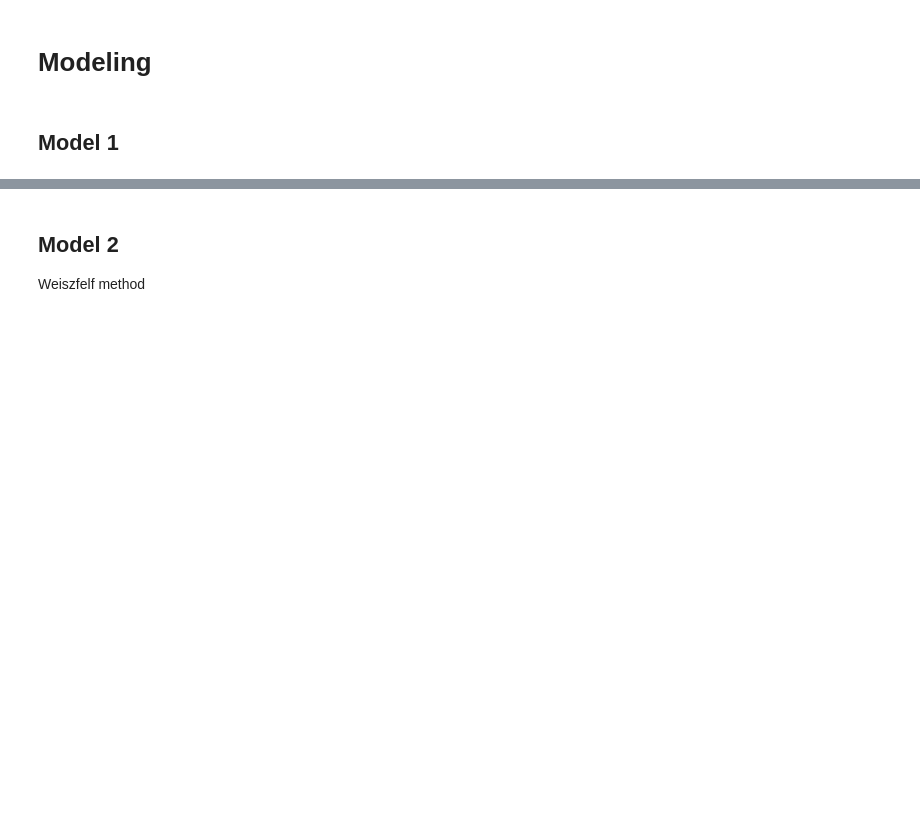
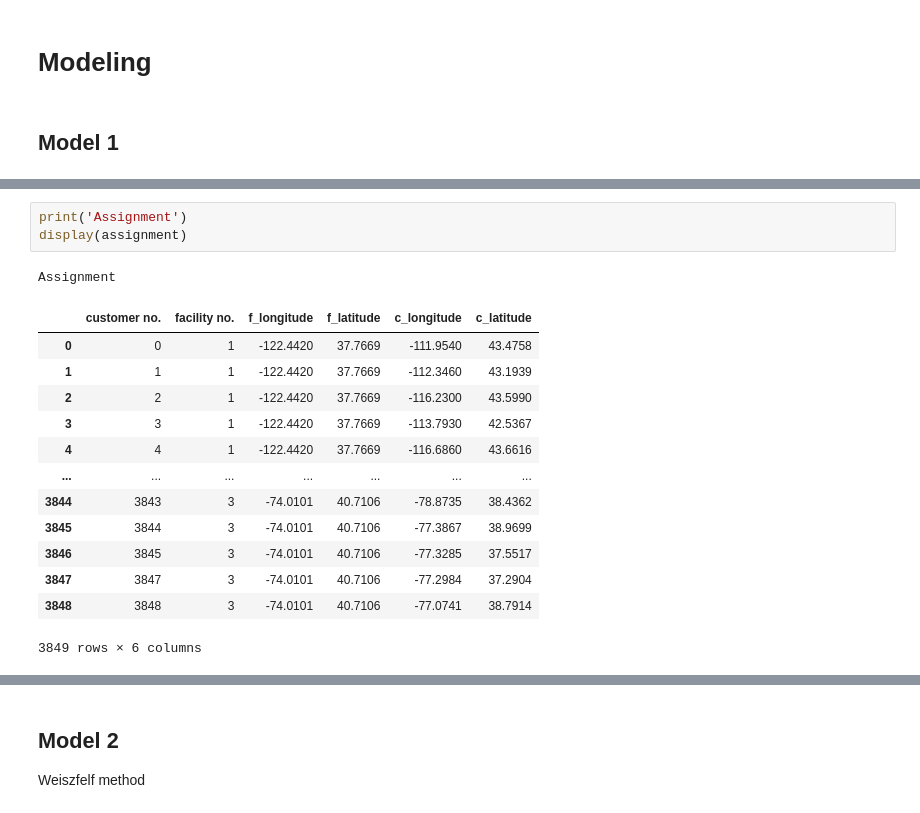
Before and after one commit to tanmoyie/facility-location, a Jupyter notebook: facility_location_demo.ipynb, the cells around one changed output, grey strips where cells are left out. Saved outputs shown, nothing was run; the diff lists cells and outputs as text; blank space fills up the shorter version.

```diff
--- a/facility_location_demo.ipynb
+++ b/facility_location_demo.ipynb
@@ -121,0 +167,18 @@ AttributeError: 'gurobipy.Model' object has no attribute 'log'
+# %%
+print('Assignment')
+display(assignment)
+# %% [output]
+Assignment
+|  | customer no. | facility no. | f_longitude | f_latitude | c_longitude | c_latitude |
+| 0 | 0 | 1 | -122.4420 | 37.7669 | -111.9540 | 43.4758 |
+| 1 | 1 | 1 | -122.4420 | 37.7669 | -112.3460 | 43.1939 |
+| 2 | 2 | 1 | -122.4420 | 37.7669 | -116.2300 | 43.5990 |
+| 3 | 3 | 1 | -122.4420 | 37.7669 | -113.7930 | 42.5367 |
+| 4 | 4 | 1 | -122.4420 | 37.7669 | -116.6860 | 43.6616 |
+| ... | ... | ... | ... | ... | ... | ... |
+| 3844 | 3843 | 3 | -74.0101 | 40.7106 | -78.8735 | 38.4362 |
+| 3845 | 3844 | 3 | -74.0101 | 40.7106 | -77.3867 | 38.9699 |
+| 3846 | 3845 | 3 | -74.0101 | 40.7106 | -77.3285 | 37.5517 |
+| 3847 | 3847 | 3 | -74.0101 | 40.7106 | -77.2984 | 37.2904 |
+| 3848 | 3848 | 3 | -74.0101 | 40.7106 | -77.0741 | 38.7914 |
+3849 rows × 6 columns
```
Also changed, not shown: parts of 18 cells of this notebook, 11 other files.
